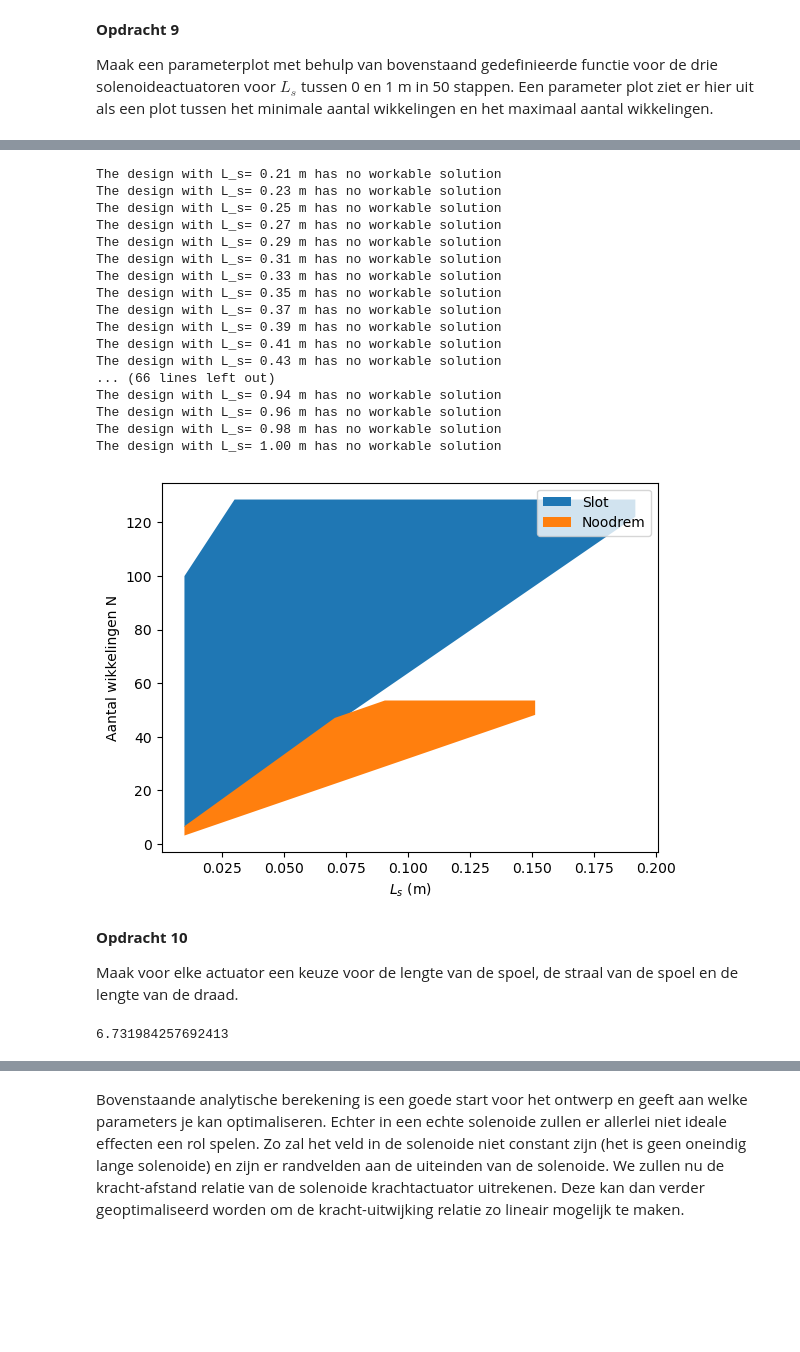
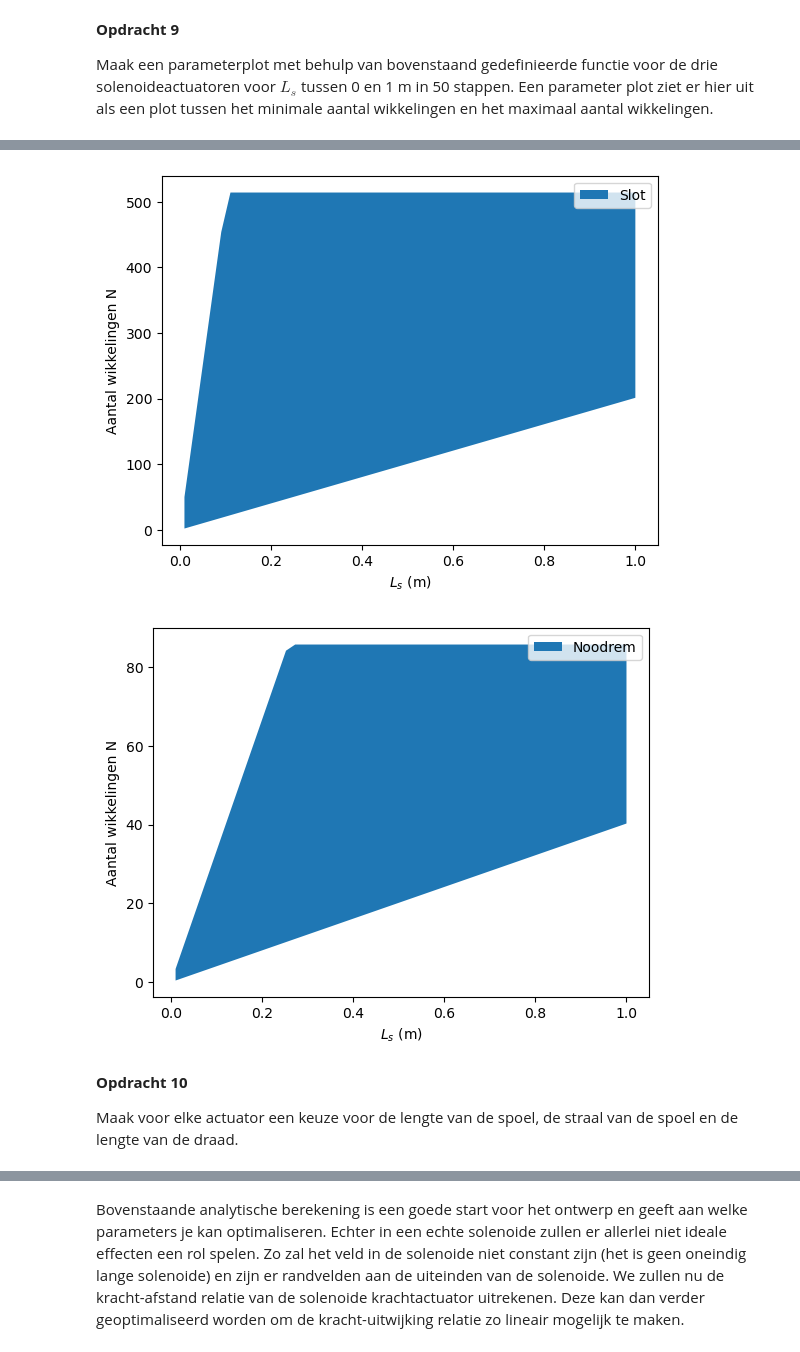
Before and after one commit to felicievdl/Felicie-opdrachten-DEF-D, a Jupyter notebook: DigitaleOntwerpopdrachten/2KrachtactuatorOpdracht/KrachtactuatorOpdracht.ipynb, the cells around one changed output, grey strips where cells are left out. Saved outputs shown, nothing was run; the diff lists cells and outputs as text; code cells hidden in the pictures; blank space fills up the shorter version.

```diff
--- a/DigitaleOntwerpopdrachten/2KrachtactuatorOpdracht/KrachtactuatorOpdracht.ipynb
+++ b/DigitaleOntwerpopdrachten/2KrachtactuatorOpdracht/KrachtactuatorOpdracht.ipynb
@@ -140,12 +140,12 @@ rho = 1.75e-8  #Ohm·m voor koper
 #Deuractuator en Slot (Allebei 9 Volt batterij)
 V0 = 9  #V
 I0 = 500e-3  #A
-r_d0 = 0.1e-3/2  #m
+r_d0 = 0.1e-3  #m
 
 #Noodrem
 V2 = 12  #V
 I2 = 180  #A
-r_d2 = 1.5e-3/2  #m
+r_d2 = 1.5e-3  #m
 
 #Functie
 def l_max(V, I, r_d, rho):
@@ -184,7 +184,7 @@ Plaats hier een png met jullie eventuele analytische afleiding.
 # %%
 ### BEGIN SOLUTION
 u_0 = 4*np.pi*1e-7 #(H/m)
-u_r = 5000
+u_r = 50000
 def aantal_wikkelingen(L_s, r_s, r_d, I, F, l_d, u_r):
     # Voeg hieronder de formules voor het maximum en minimum aantal wikkelingen.
     N_min = (L_s/I) * np.sqrt(2*F / (u_0*np.pi*(r_s**2)*(u_r - 1)))
@@ -216,7 +216,7 @@ Text(0, 0.5, 'y')
 
 Maak een parameterplot met behulp van bovenstaand gedefinieerde functie voor de drie solenoideactuatoren voor $L_s$ tussen 0 en 1 m in 50 stappen. Een parameter plot ziet er hier uit als een plot tussen het minimale aantal wikkelingen en het maximaal aantal wikkelingen.
 # %%
-# Deuractuator
+# DEURACTUATOR
 F0 = 40  #N
 r_s0 = 0.01  #m
 
@@ -239,9 +239,8 @@ plt.fill_between(L_s, N_min0_array, N_max0_array, label="Deuractuator")
 plt.xlabel("$L_s$ (m)")
 plt.ylabel("Aantal wikkelingen N")
 plt.legend()
-plt.show()
 
-#Slot
+# SLOT
 F1 = 0.1  #N
 r_s1 = 0.01  #m
 
@@ -260,14 +259,15 @@ for i in range(50):
         N_min1_array[i]= N_min0
         N_max1_array[i]=N_max0
 
+plt.figure()
 plt.fill_between(L_s, N_min1_array, N_max1_array, label="Slot")
 plt.xlabel("$L_s$ (m)")
 plt.ylabel("Aantal wikkelingen N")
 plt.legend()
 
-#Noodrem
+# NOODREM
 F2 = 6480 #N
-r_s2 = 0.02  #m
+r_s2 = 0.05  #m
 
 L_s = np.linspace(0.01, 1, 50)  #Niet delen door 0
 
@@ -284,6 +284,7 @@ for i in range(50):
         N_min1_array[i]= N_min0
         N_max1_array[i]=N_max0
 
+plt.figure()
 plt.fill_between(L_s, N_min1_array, N_max1_array, label="Noodrem")
 plt.xlabel("$L_s$ (m)")
 plt.ylabel("Aantal wikkelingen N")
@@ -311,28 +312,8 @@ The design with L_s= 1.00 m has no workable solution
-The design with L_s= 0.21 m has no workable solution
-The design with L_s= 0.23 m has no workable solution
-The design with L_s= 0.25 m has no workable solution
-The design with L_s= 0.27 m has no workable solution
-The design with L_s= 0.29 m has no workable solution
-The design with L_s= 0.31 m has no workable solution
-The design with L_s= 0.33 m has no workable solution
-The design with L_s= 0.35 m has no workable solution
-The design with L_s= 0.37 m has no workable solution
-The design with L_s= 0.39 m has no workable solution
-The design with L_s= 0.41 m has no workable solution
-The design with L_s= 0.43 m has no workable solution
-... (66 lines left out)
-The design with L_s= 0.94 m has no workable solution
-The design with L_s= 0.96 m has no workable solution
-The design with L_s= 0.98 m has no workable solution
-The design with L_s= 1.00 m has no workable solution
-[figure, old version]
+[figure, new version]
+[figure, added]
 # %% [markdown]
 **Opdracht 10**
 
 Maak voor elke actuator een keuze voor de lengte van de spoel, de straal van de spoel en de lengte van de draad.
-# %%
-print(l_max2)
-# %% [output]
-6.731984257692413
 # %% [markdown]
 We kiezen voor het slot :
```
Also changed, not shown: parts of 9 cells of this notebook.
